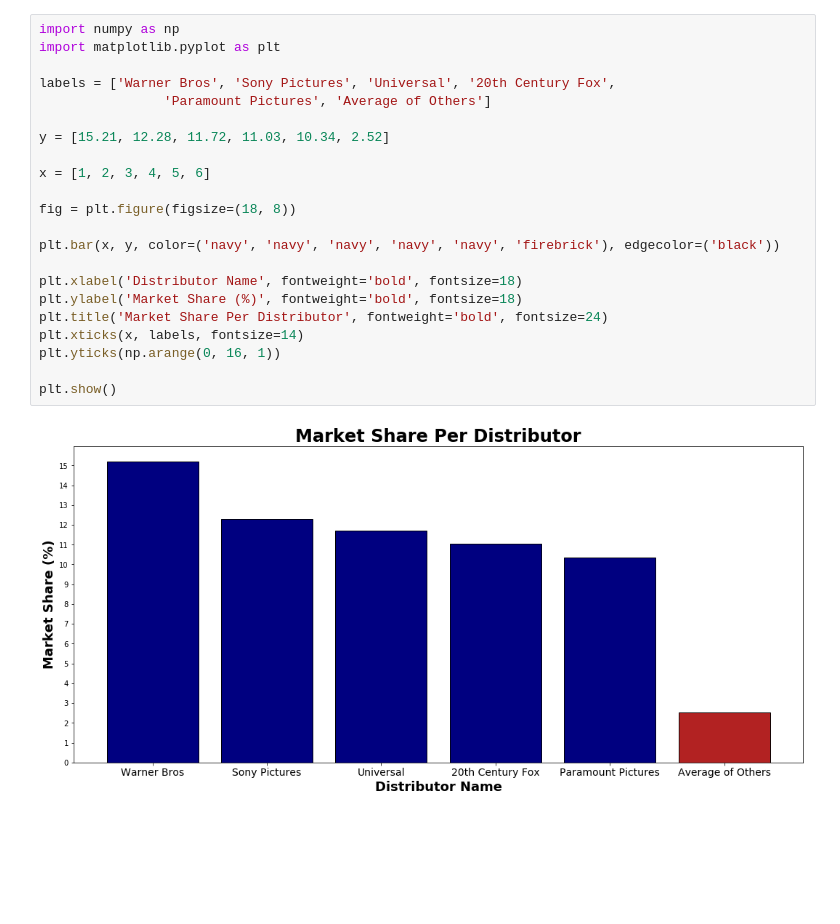
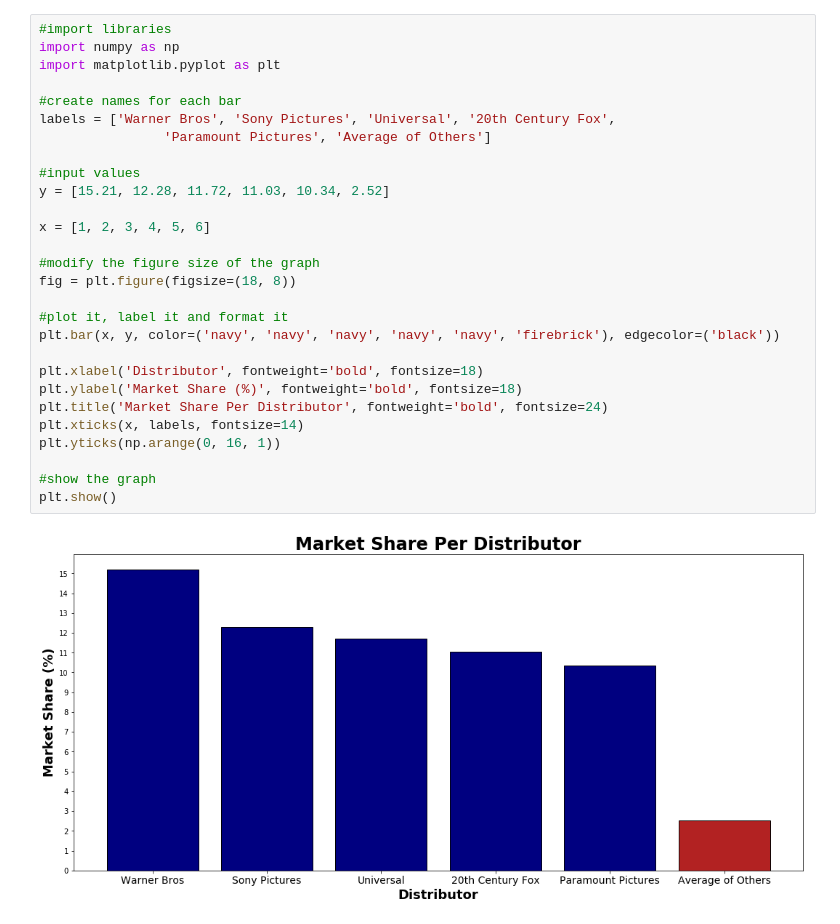
Before and after one commit to davebrown271/Microsoft-Movie-Analysis, a Jupyter notebook: market_share_table.ipynb, the cells around one changed output. Cells and saved outputs as stored; diff of their text form; blank space fills up the shorter version.

Commit message:
Completed Visualizations

```diff
--- a/market_share_table.ipynb
+++ b/market_share_table.ipynb
@@ -1,24 +1,30 @@
 # %%
+#import libraries
 import numpy as np
 import matplotlib.pyplot as plt
 
+#create names for each bar
 labels = ['Warner Bros', 'Sony Pictures', 'Universal', '20th Century Fox',
                 'Paramount Pictures', 'Average of Others']
 
+#input values
 y = [15.21, 12.28, 11.72, 11.03, 10.34, 2.52]
 
 x = [1, 2, 3, 4, 5, 6]
 
+#modify the figure size of the graph
 fig = plt.figure(figsize=(18, 8))
 
+#plot it, label it and format it
 plt.bar(x, y, color=('navy', 'navy', 'navy', 'navy', 'navy', 'firebrick'), edgecolor=('black'))
 
-plt.xlabel('Distributor Name', fontweight='bold', fontsize=18)
+plt.xlabel('Distributor', fontweight='bold', fontsize=18)
 plt.ylabel('Market Share (%)', fontweight='bold', fontsize=18)
 plt.title('Market Share Per Distributor', fontweight='bold', fontsize=24)
 plt.xticks(x, labels, fontsize=14)
 plt.yticks(np.arange(0, 16, 1))
 
+#show the graph
 plt.show()
 # %% [output]
-[figure, old version]
+[figure, new version]
```
Also changed, not shown: parts of 1 cell of this notebook, 6 other files.
